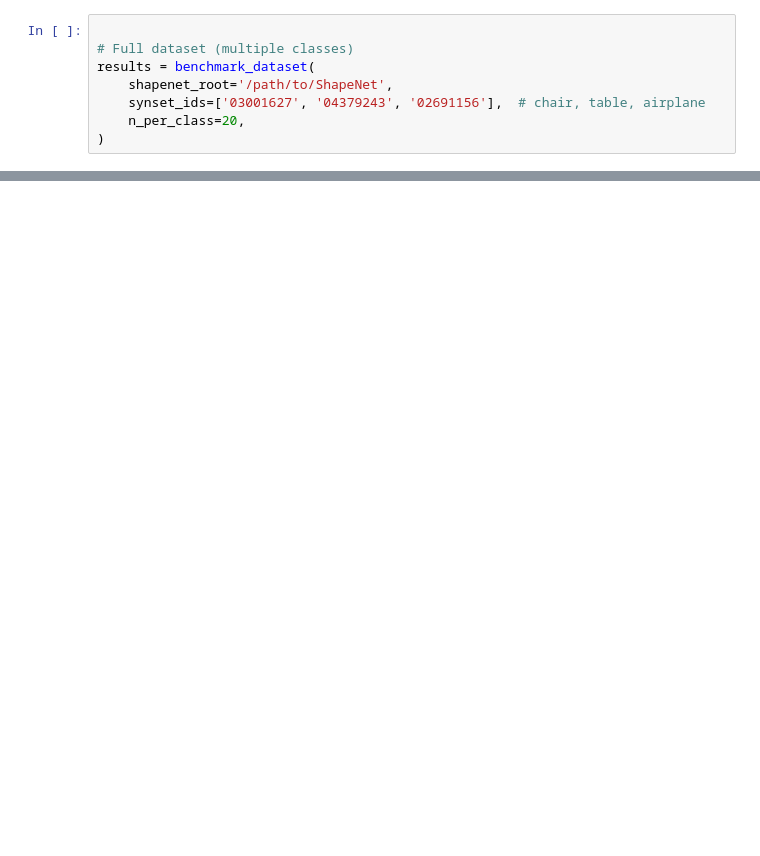
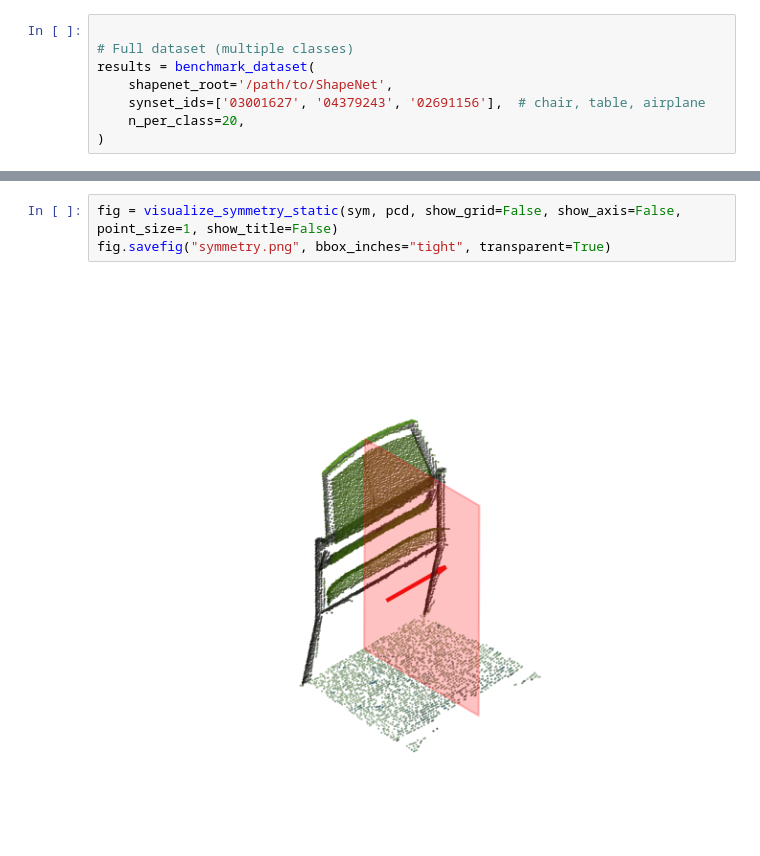
Before and after one commit to JelleKUL/DRM, a Jupyter notebook: notebooks/2_1_symmetry_detection.ipynb, the cells around one changed output, grey strips where cells are left out. Saved outputs shown, nothing was run; the diff lists cells and outputs as text; blank space fills up the shorter version.

```diff
--- a/notebooks/2_1_symmetry_detection.ipynb
+++ b/notebooks/2_1_symmetry_detection.ipynb
@@ -765,0 +888,5 @@ results = benchmark_dataset(
+# %%
+fig = visualize_symmetry_static(sym, pcd, show_grid=False, show_axis=False, point_size=1, show_title=False)
+fig.savefig("symmetry.png", bbox_inches="tight", transparent=True)
+# %% [output]
+[figure, added]
```
Also changed, not shown: parts of 13 cells of this notebook, 8 other files.
